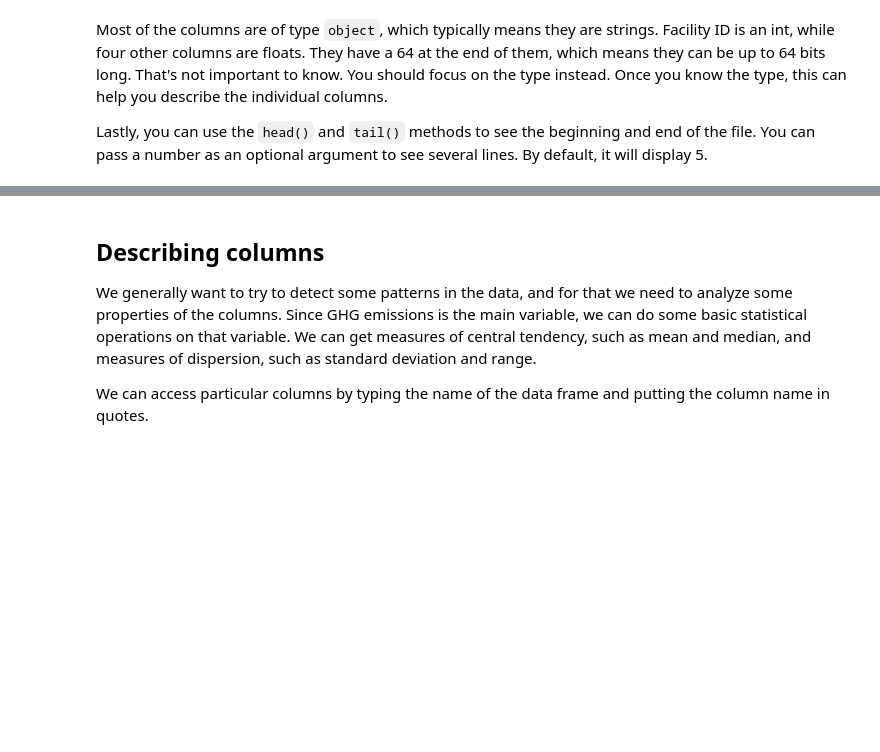
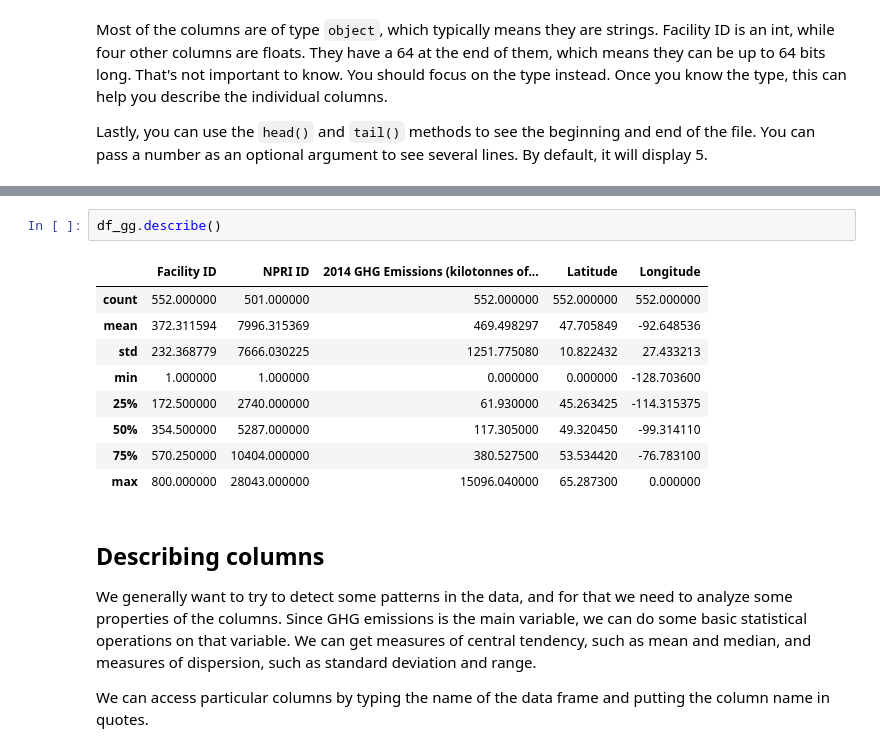
Before and after one commit to SocialDataAnalytics-Winter2018/lab02, a Jupyter notebook: Lab 02 - Basic Python II, Intro to Data Handling.ipynb, the cells around one changed output, grey strips where cells are left out. Saved outputs shown, nothing was run; the diff lists cells and outputs as text; blank space fills up the shorter version.

```diff
--- a/Lab 02 - Basic Python II, Intro to Data Handling.ipynb
+++ b/Lab 02 - Basic Python II, Intro to Data Handling.ipynb
@@ -395,3 +667,15 @@ df_gg.tail()
+# %%
+df_gg.describe()
+# %% [output]
+|  | Facility ID | NPRI ID | 2014 GHG Emissions (kilotonnes of... | Latitude | Longitude |
+| count | 552.000000 | 501.000000 | 552.000000 | 552.000000 | 552.000000 |
+| mean | 372.311594 | 7996.315369 | 469.498297 | 47.705849 | -92.648536 |
+| std | 232.368779 | 7666.030225 | 1251.775080 | 10.822432 | 27.433213 |
+| min | 1.000000 | 1.000000 | 0.000000 | 0.000000 | -128.703600 |
+| 25% | 172.500000 | 2740.000000 | 61.930000 | 45.263425 | -114.315375 |
+| 50% | 354.500000 | 5287.000000 | 117.305000 | 49.320450 | -99.314110 |
+| 75% | 570.250000 | 10404.000000 | 380.527500 | 53.534420 | -76.783100 |
+| max | 800.000000 | 28043.000000 | 15096.040000 | 65.287300 | 0.000000 |
 # %% [markdown]
 ## Describing columns
 
```
Also changed, not shown: parts of 111 cells of this notebook, 1 other file.
